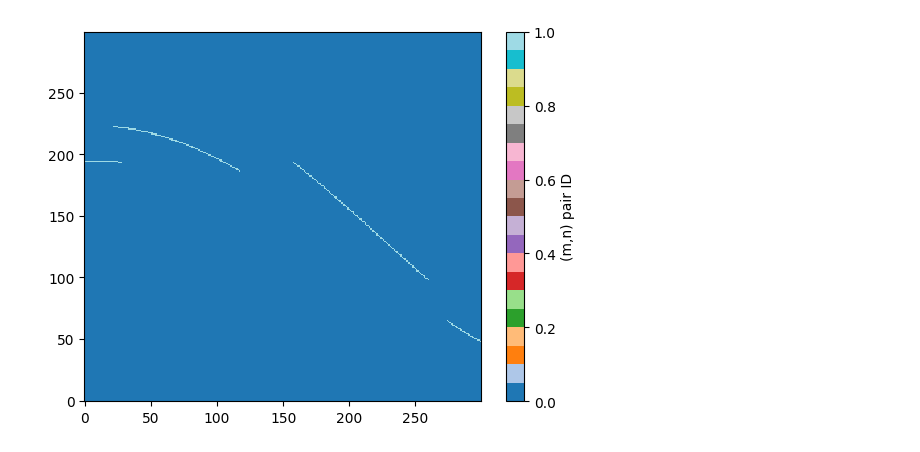
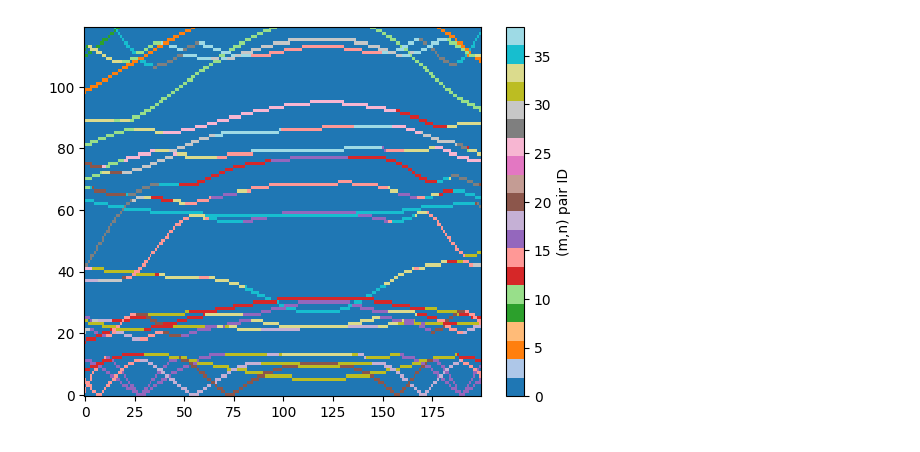
Before and after one commit to arknyazev/shearalfvenwave, a Jupyter notebook: Tokamak_Continuum/plotter.ipynb, the cells around one changed output. Saved outputs shown, nothing was run; the diff lists cells and outputs as text; code cells hidden in the pictures.

```diff
--- a/Tokamak_Continuum/plotter.ipynb
+++ b/Tokamak_Continuum/plotter.ipynb
@@ -167,7 +51,3 @@ def heatmapMaker(modes):
     return M
 
 # scan left to right, noting swaps and intersections
-# %%
-heatmap = heatmapMaker(modes)  # This returns a 2D numpy array
-plt.imshow(heatmap, cmap='plasma', origin='lower')
-plt.show()
@@ -263,27 +53,0 @@ eleventh_mode.freqplt.plot(eleventh_mode.s, , marker='o', linestyle='none', mark
-# %%
-import matplotlib.pyplot as plt
-
-modes = stellgap_results.get_modes()
-
-mode0  = modes[0]
-mode1  = modes[1]
-mode2  = modes[2]
-mode3  = modes[3]
-mode4  = modes[4]
-mode5  = modes[5]
-mode6  = modes[6]
-mode7  = modes[7]
-mode8  = modes[8]
-mode9  = modes[9]
-mode10 = modes[10]
-mode11 = modes[11]
-mode12 = modes[12]
-
-plt.figure()
-for i in range(13):
-    plt.plot(modes[i].s,  modes[i].freq,  marker='o', linestyle='none', markersize=1, label=f'{modes[i].m},{modes[i].n}')
-
-plt.xlabel("s")
-plt.ylabel("Frequency")
-plt.legend()
-plt.show()
@@ -415,27 +165,28 @@ plt.show()
 # %%
-q=300
+sbins=300
+fbins=1200
 p = 6
-modes_heatmap = all_modes_2d_mn(modes, nbins_s=q, nbins_f=q)[0].T
-oneModesNumbers_heatmap = one_modes_2d_mn(modes, nbins_s=q, nbins_f=q, mode_number=p)[3].T
-modesNumbers_heatmap = all_modes_2d_mn(modes, nbins_s=q, nbins_f=q)[3].T
+modes_heatmap = all_modes_2d_mn(modes, nbins_s=sbins, nbins_f=fbins)[0].T
+oneModesNumbers_heatmap = one_modes_2d_mn(modes, nbins_s=sbins, nbins_f=fbins, mode_number=p)[3].T
+modesNumbers_heatmap = all_modes_2d_mn(modes, nbins_s=sbins, nbins_f=fbins)[3].T
 # %%
-pairID_array = pair_mn_to_ids(oneModesNumbers_heatmap)
+pairID_array = pair_mn_to_ids(modesNumbers_heatmap)
 
 plt.figure()
 plt.imshow(
-    pairID_array,
+    pairID_array[0:int(0.1*fbins),100:],
     origin="lower",
     interpolation="none",
     cmap='tab20',
     aspect='auto'
 )
 plt.colorbar(label="(m,n) pair ID")
 
 
 
 plt.show()
 # %% [output]
-[figure, old version]
+[figure, new version]
 # %%
 oneModesNumbers_heatmap_storage = np.empty(len(modes), dtype=object)
 
```
Also changed, not shown: parts of 32 cells of this notebook.
